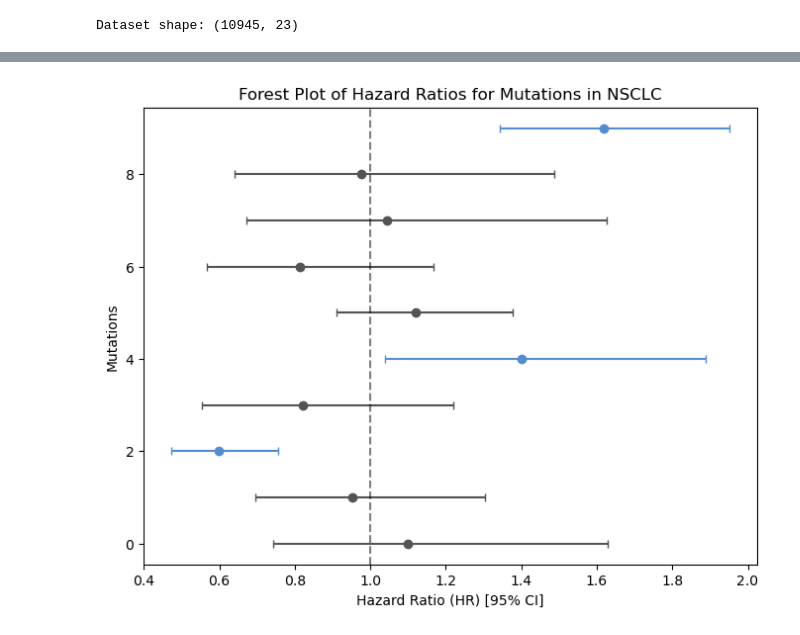
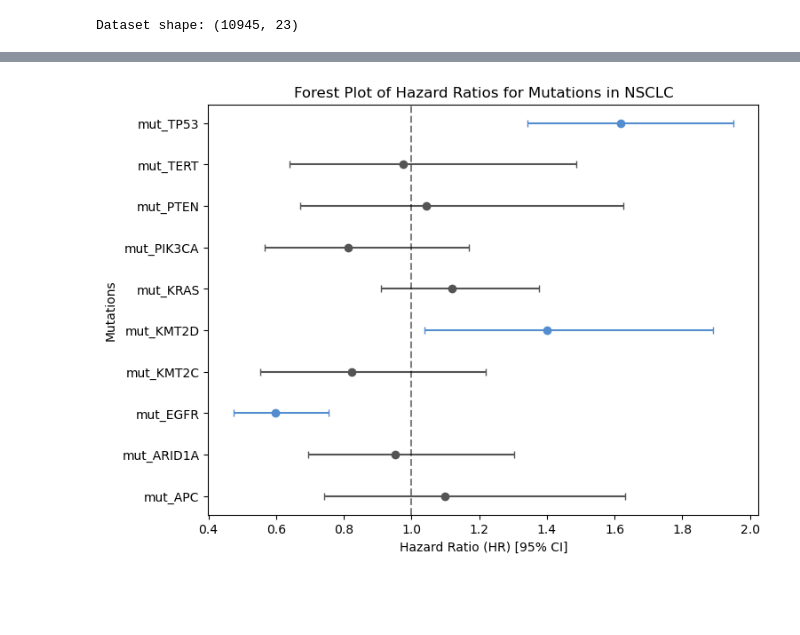
Before and after one commit to lindseyzh2/ehr-clinical-risk-model, a Jupyter notebook: eda.ipynb, the cells around one changed output, grey strips where cells are left out. Cells and saved outputs as stored; diff of their text form; code cells hidden in the pictures; blank space fills up the shorter version.

```diff
--- a/eda.ipynb
+++ b/eda.ipynb
@@ -281,34 +316,35 @@ plt.show()
 import numpy as np
 import matplotlib.pyplot as plt
 
 plt.figure(figsize=(8, 6))
 
 summary = cph.summary.copy()
 y_pos = np.arange(len(summary))
 
 for i in range(len(summary)):
     p_val = summary['p'].iloc[i]
     is_sig = summary['p'].iloc[i] < 0.05
 
     color = "#538dd0" if is_sig else "#555454"
 
     plt.errorbar(
         x = summary['exp(coef)'].iloc[i],
         y = y_pos[i],
         color = color,
         xerr = [[summary['exp(coef)'].iloc[i] - summary['exp(coef) lower 95%'].iloc[i]],
                 [summary['exp(coef) upper 95%'].iloc[i] - summary['exp(coef)'].iloc[i]]],
         fmt = 'o',
         capsize = 3
     )
 
 plt.axvline(1.0, color='black', linestyle='--', alpha=0.5)
 plt.xlabel("Hazard Ratio (HR) [95% CI]")
 plt.ylabel("Mutations")
 plt.title('Forest Plot of Hazard Ratios for Mutations in NSCLC')
+plt.yticks(ticks = range(len(summary)), labels = summary.index)
 plt.show()
 # %% [output]
-[figure, old version]
+[figure, new version]
 # %%
 # Check that mutation effect doesn't change over time...
 cph.check_assumptions(model_df, p_value_threshold=0.05)
```
Also changed, not shown: parts of 20 cells of this notebook.
